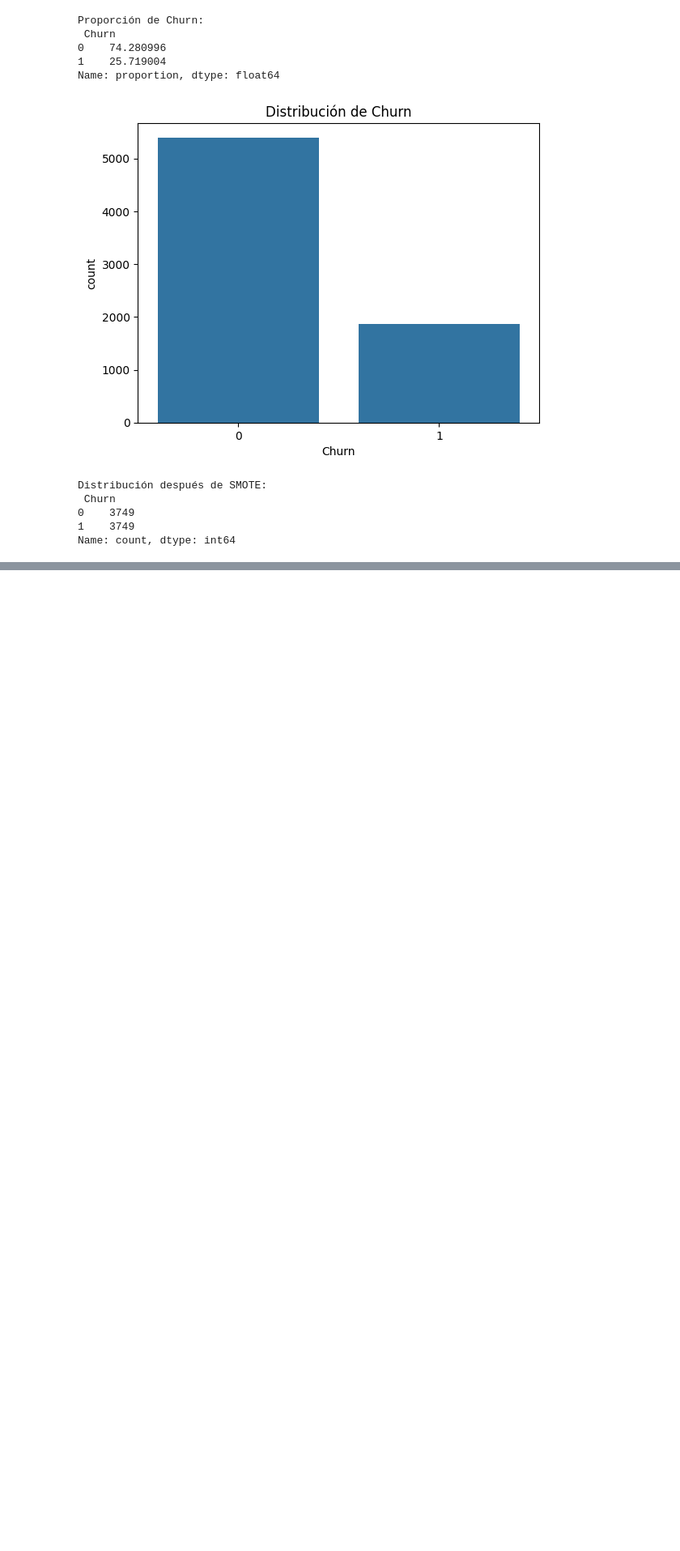
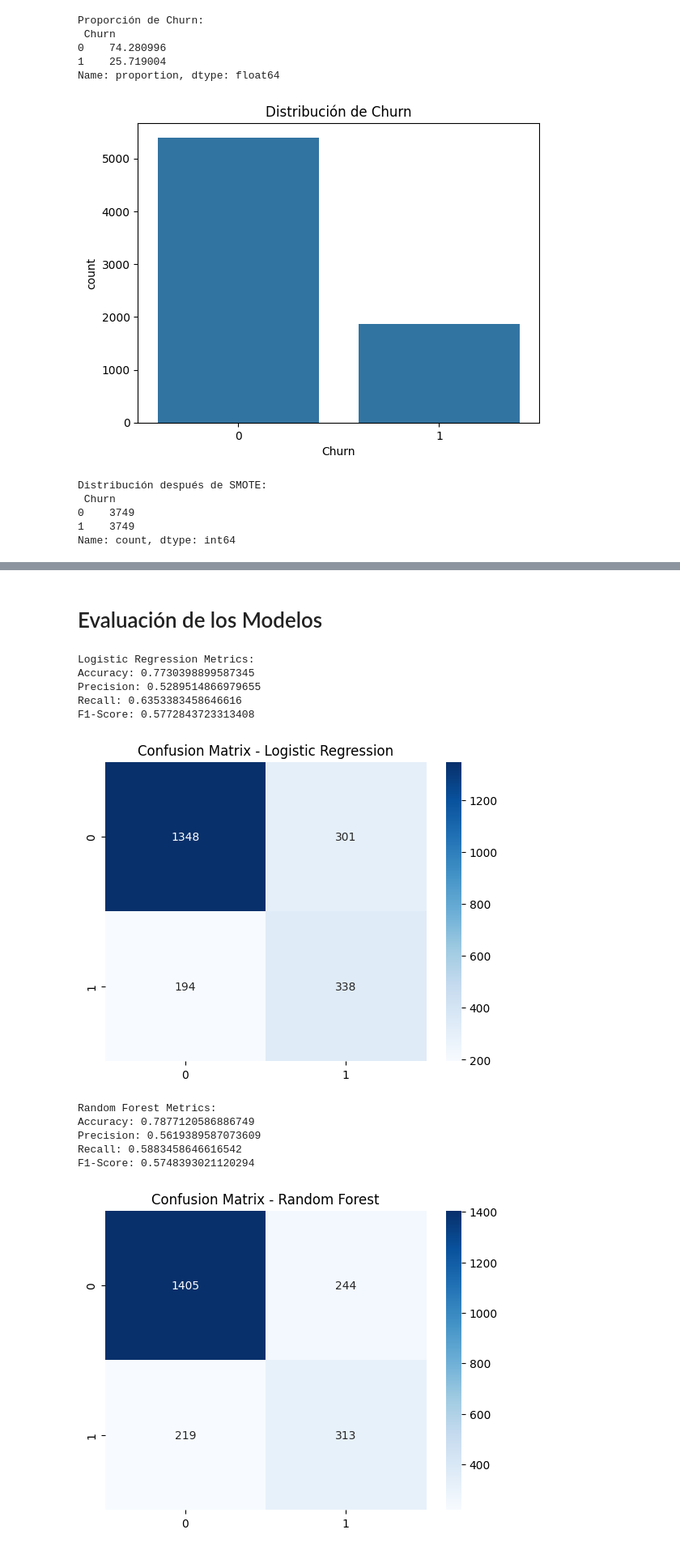
Before and after one commit to Marglodis/challenge_telecomX_parte_2, a Jupyter notebook: challenge_telecom_X_parte_2.ipynb, the cells around one changed output, grey strips where cells are left out. Shown at 81% size. Saved outputs shown, nothing was run; the diff lists cells and outputs as text; code cells hidden in the pictures; blank space fills up the shorter version.

```diff
--- a/challenge_telecom_X_parte_2.ipynb
+++ b/challenge_telecom_X_parte_2.ipynb
@@ -210,0 +278,55 @@ Name: count, dtype: int64
+# %%
+# Dividir datos en entrenamiento/prueba (70/30). Entrenar Logistic Regression (baseline) y Random Forest (ensemble robusto).
+# La división 70/30 asegura evaluación en datos no vistos, previniendo overfitting.
+# Logistic Regression es interpretable y sirve como baseline; Random Forest captura no-linealidades y
+# es robusto para datasets con categóricas como este. Ambos son comunes en benchmarks de Kaggle para este dataset.
+
+from sklearn.linear_model import LogisticRegression
+from sklearn.ensemble import RandomForestClassifier
+
+# Logistic Regression
+log_reg = LogisticRegression(max_iter=1000, random_state=42)
+log_reg.fit(X_train_res, y_train_res)
+y_pred_lr = log_reg.predict(X_test)
+
+# Random Forest
+rf = RandomForestClassifier(n_estimators=100, random_state=42)
+rf.fit(X_train_res, y_train_res)
+y_pred_rf = rf.predict(X_test)
+# %% [markdown]
+# Evaluación de los Modelos
+# %%
+# Calcular métricas (accuracy, precision, recall, F1-score) y matriz de confusión para comparar modelos.
+# Accuracy es engañosa con desbalanceo (~73% No Churn), por lo que recall (detectar churns) y
+# F1 (balance precision/recall) son críticos. La matriz de confusión muestra falsos positivos/negativos
+# (e.g., FN es costoso para retención). En Kaggle, Random Forest suele lograr F1 ~0.75-0.80 vs ~0.65-0.70
+# para Logistic Regression. Overfitting (train >> test) requiere ajustes como reducir profundidad en RF;
+# underfitting (bajas métricas) sugiere más features o hiperparámetros.
+
+from sklearn.metrics import accuracy_score, precision_score, recall_score, f1_score, confusion_matrix
+
+def evaluate_model(y_test, y_pred, model_name):
+    print(f"\n{model_name} Metrics:")
+    print("Accuracy:", accuracy_score(y_test, y_pred))
+    print("Precision:", precision_score(y_test, y_pred))
+    print("Recall:", recall_score(y_test, y_pred))
+    print("F1-Score:", f1_score(y_test, y_pred))
+    sns.heatmap(confusion_matrix(y_test, y_pred), annot=True, fmt='d', cmap='Blues')
+    plt.title(f'Confusion Matrix - {model_name}')
+    plt.show()
+
+evaluate_model(y_test, y_pred_lr, "Logistic Regression")
+evaluate_model(y_test, y_pred_rf, "Random Forest")
+# %% [output]
+Logistic Regression Metrics:
+Accuracy: 0.7730398899587345
+Precision: 0.5289514866979655
+Recall: 0.6353383458646616
+F1-Score: 0.5772843723313408
+[figure, added]
+Random Forest Metrics:
+Accuracy: 0.7877120586886749
+Precision: 0.5619389587073609
+Recall: 0.5883458646616542
+F1-Score: 0.5748393021120294
+[figure, added]
```
Also changed, not shown: parts of 15 cells of this notebook.
